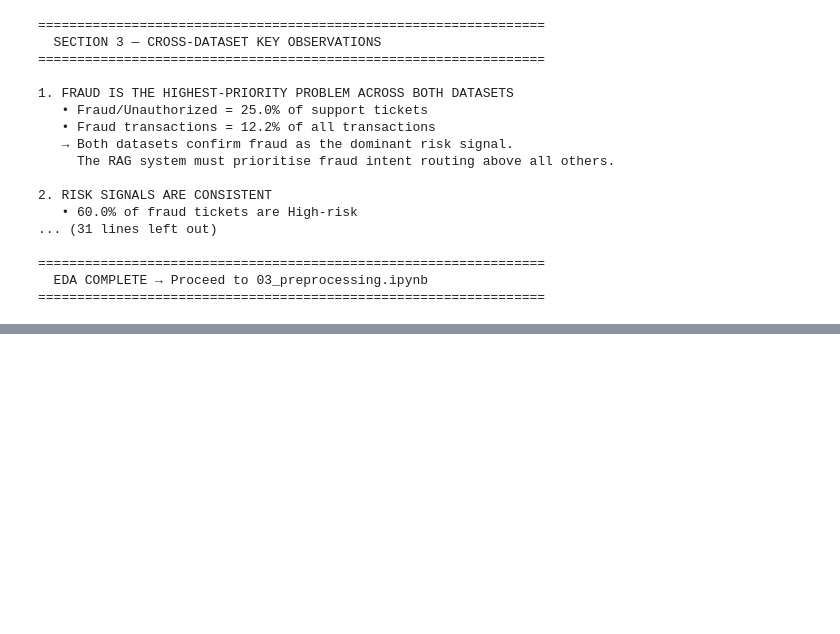
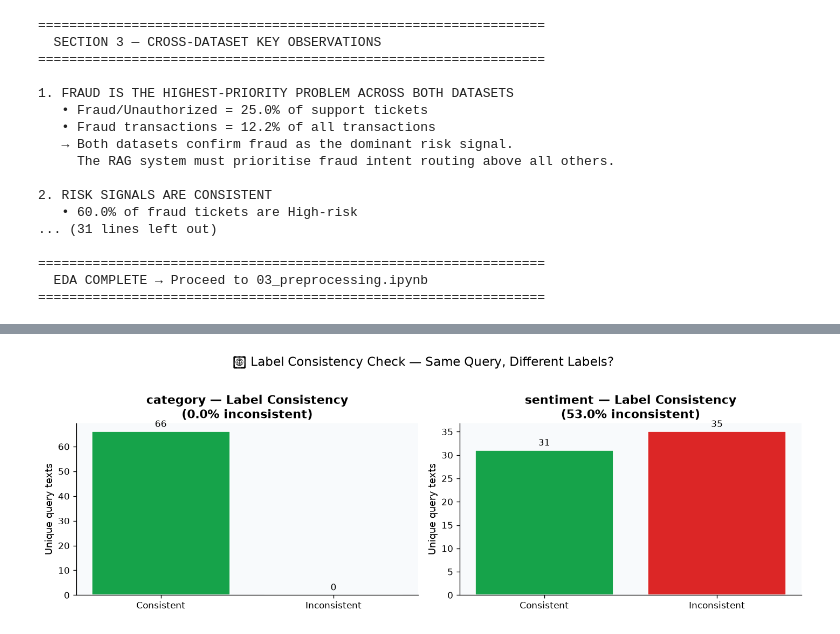
Before and after one commit to indupriya03/BankBot-RAG, a Jupyter notebook: notebooks/02_eda.ipynb, the cells around one changed output, grey strips where cells are left out. Cells and saved outputs as stored; diff of their text form; code cells hidden in the pictures; blank space fills up the shorter version.

```diff
--- a/notebooks/02_eda.ipynb
+++ b/notebooks/02_eda.ipynb
@@ -498,7 +498,12 @@ Card-Not-Present          100.00
 flag_cols = ["is_international", "velocity_flag", "geo_anomaly_flag", "high_amount_flag"]
 flag_labels = ["International", "Velocity Flag", "Geo Anomaly", "High Amount"]
 
-flag_means = txn.groupby("fraud_label")[flag_cols].mean().mul(100).round(1)
+# Convert Yes/No to 0/1 for EDA only — don't modify original txn
+txn_flags = txn.copy()
+for col in flag_cols:
+    txn_flags[col] = txn_flags[col].map({"Yes": 1, "No": 0})
+
+flag_means = txn_flags.groupby("fraud_label")[flag_cols].mean().mul(100).round(1)
 flag_means.index = ["Legitimate", "Fraud"]
 flag_means.columns = flag_labels
 
@@ -975,0 +1055,24 @@ print("=" * 65)
+# %%
+# ── 4.2 Consistency Visualisation ────────────────────────────────────────────
+fig, axes = plt.subplots(1, 2, figsize=(12, 4))
+
+for ax, r in zip(axes, results):
+    consistent   = r["unique_texts"] - r["inconsistent"]
+    inconsistent = r["inconsistent"]
+
+    bars = ax.bar(
+        ["Consistent", "Inconsistent"],
+        [consistent, inconsistent],
+        color=[PALETTE[1], PALETTE[2]],
+        edgecolor="white"
+    )
+    ax.bar_label(bars, fmt="%d", padding=3, fontsize=10)
+    ax.set_title(f"{r['column']} — Label Consistency\n({r['inconsistent_pct']}% inconsistent)")
+    ax.set_ylabel("Unique query texts")
+
+plt.suptitle("🔍 Label Consistency Check — Same Query, Different Labels?",
+             fontsize=14, y=1.02)
+plt.tight_layout()
+plt.show()
+# %% [output]
+[figure, added]
```
Also changed, not shown: parts of 4 cells of this notebook, 52 other files.
